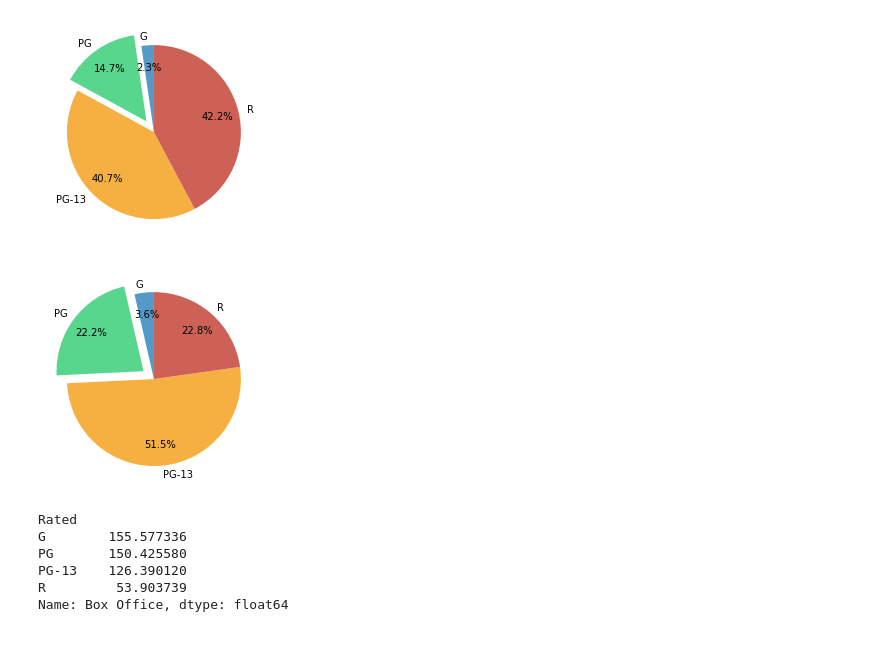
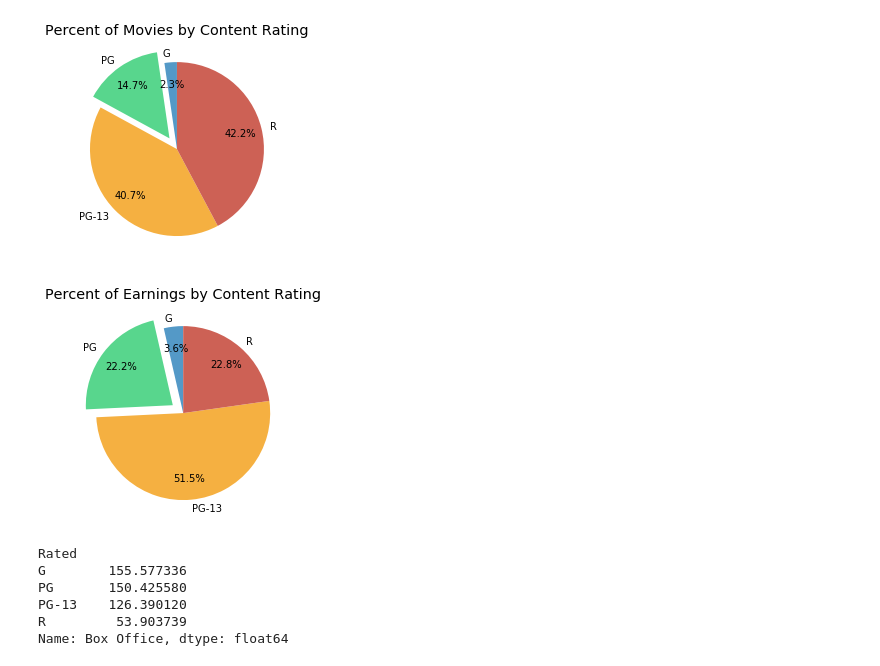
Before and after one commit to davidneedsmorecoffee/movie-trends, a Jupyter notebook: Content Rating Analysis.ipynb, the cells around one changed output. Cells and saved outputs as stored; diff of their text form; code cells hidden in the pictures.

```diff
--- a/Content Rating Analysis.ipynb
+++ b/Content Rating Analysis.ipynb
@@ -2,6 +2,8 @@
 import pandas as pd
 import numpy as np
 import matplotlib.pyplot as plt
+import scipy.stats as stats
+plt.style.use('fivethirtyeight')
 # %%
 df = pd.read_csv('project1/All_Movies_Working.csv')
 years = df['release_year'].unique()
@@ -19,24 +21,28 @@ rdf = df.loc[(df['Rated'] != 'Not Rated')&(df['Rated'] != 'NC-17')]
 # %%
 grp_pie_count = rdf.groupby(['Rated'])['Box Office'].count()
 count_sum = grp_pie_count.sum()
 count_per = (grp_pie_count/count_sum)*100
 labels = count_per.index
 colors = ['#5499C7','#58D68D','#F5B041','#CD6155']
 explode = (0, 0.15, 0, 0)
+plt.title('Percent of Movies by Content Rating')
 plt.pie(count_per, labels = labels, startangle=90, autopct='%1.1f%%', colors = colors, explode = explode, pctdistance = .75)
+plt.savefig('export_images/PoMCR.png')
 plt.show()
 # %% [output]
-[figure, old version]
+[figure, new version]
 # %%
 grp_pie_sum = rdf.groupby(['Rated'])['Box Office'].sum()
 sum_sum = grp_pie_sum.sum()
 sum_per = (grp_pie_sum/sum_sum)*100
 colors = ['#5499C7','#58D68D','#F5B041','#CD6155']
 explode = (0, 0.15, 0, 0)
+plt.title('Percent of Earnings by Content Rating')
 plt.pie(sum_per, labels = labels, startangle=90, autopct='%1.1f%%', colors = colors, explode= explode, pctdistance = .75)
+plt.savefig('export_images/PoECR.png')
 plt.show()
 # %% [output]
-[figure, old version]
+[figure, new version]
 # %%
 performance = (sum_per/count_per) * 100
 performance
```
Also changed, not shown: parts of 9 cells of this notebook.
